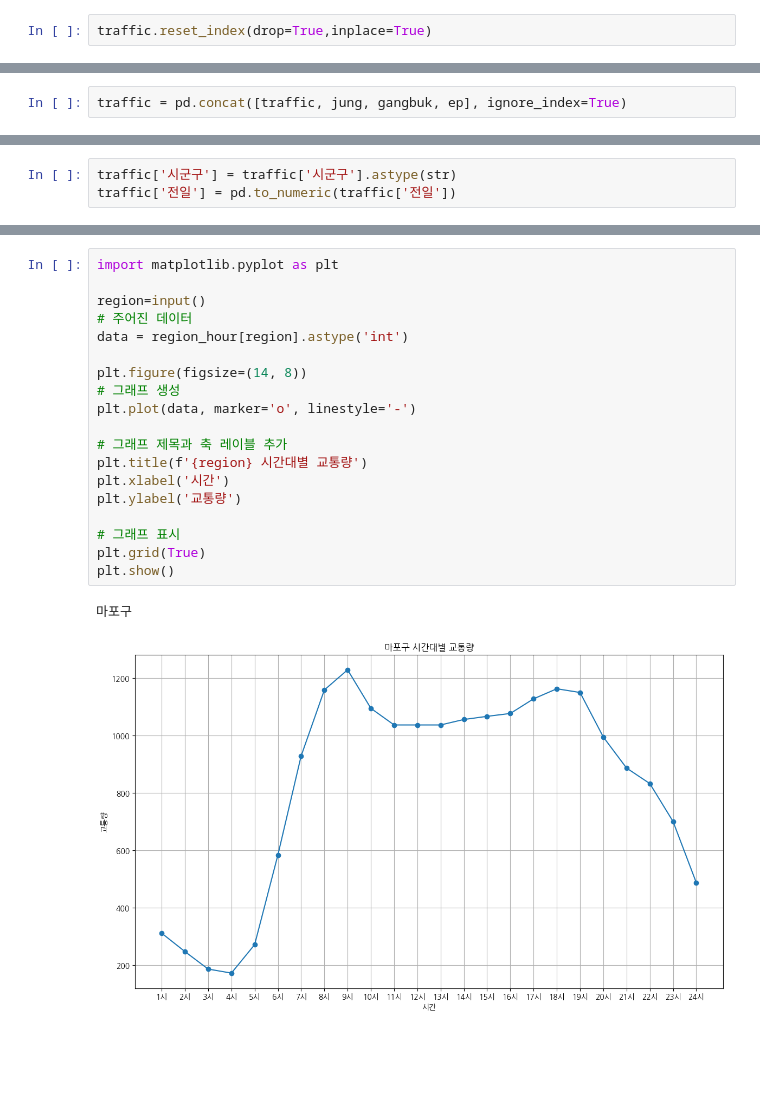
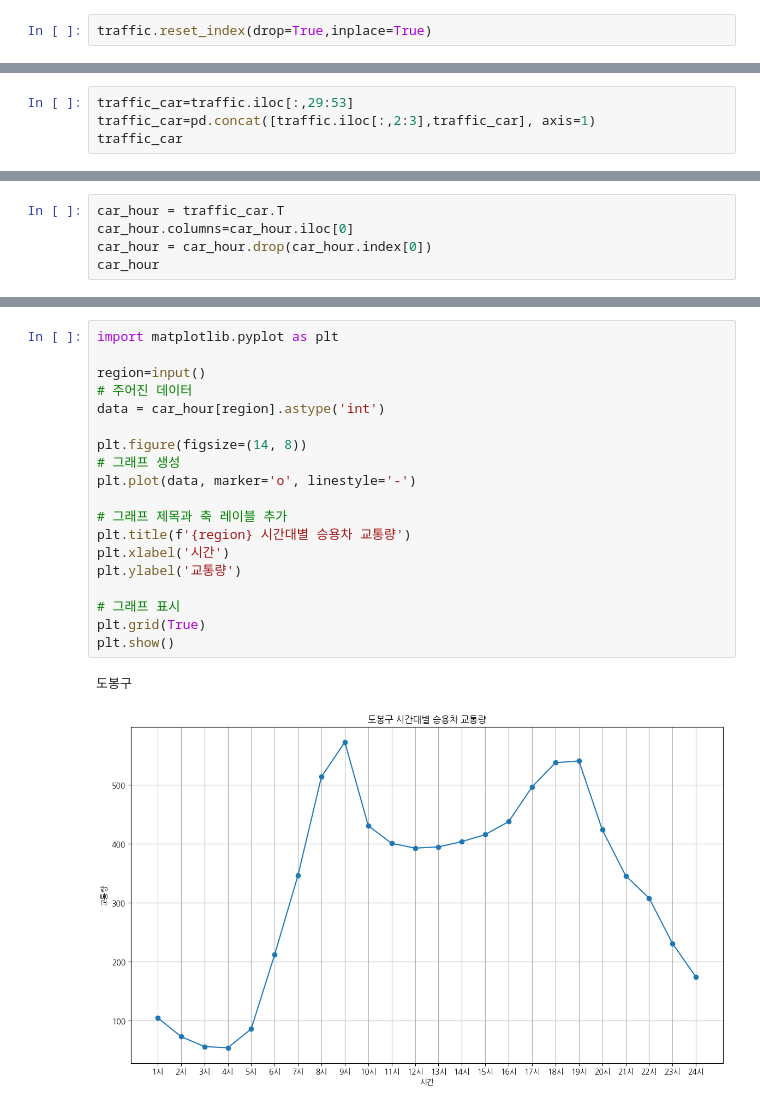
Before and after one commit to b00kkk/PythonProject2024-1, a Jupyter notebook: 교통량.ipynb, the cells around one changed output, grey strips where cells are left out. Saved outputs shown, nothing was run; the diff lists cells and outputs as text; blank space fills up the shorter version.

```diff
--- a/교통량.ipynb
+++ b/교통량.ipynb
@@ -175,2 +241,0 @@ ep
-# %%
-traffic = pd.concat([traffic, jung, gangbuk, ep], ignore_index=True)
@@ -198,3 +241,0 @@ traffic
-# %%
-traffic['시군구'] = traffic['시군구'].astype(str)
-traffic['전일'] = pd.to_numeric(traffic['전일'])
@@ -436,0 +335,4 @@ region_hour
+# %%
+traffic_car=traffic.iloc[:,29:53]
+traffic_car=pd.concat([traffic.iloc[:,2:3],traffic_car], axis=1)
+traffic_car
@@ -436,0 +358,5 @@ region_hour
+# %%
+car_hour = traffic_car.T
+car_hour.columns=car_hour.iloc[0]
+car_hour = car_hour.drop(car_hour.index[0])
+car_hour
@@ -437,22 +383,22 @@ region_hour
 # %%
 import matplotlib.pyplot as plt
 
 region=input()
 # 주어진 데이터
-data = region_hour[region].astype('int')
+data = car_hour[region].astype('int')
 
 plt.figure(figsize=(14, 8))
 # 그래프 생성
 plt.plot(data, marker='o', linestyle='-')
 
 # 그래프 제목과 축 레이블 추가
-plt.title(f'{region} 시간대별 교통량')
+plt.title(f'{region} 시간대별 승용차 교통량')
 plt.xlabel('시간')
 plt.ylabel('교통량')
 
 # 그래프 표시
 plt.grid(True)
 plt.show()
 # %% [output]
-마포구
+도봉구
-[figure, old version]
+[figure, new version]
```
Also changed, not shown: parts of 39 cells of this notebook.
